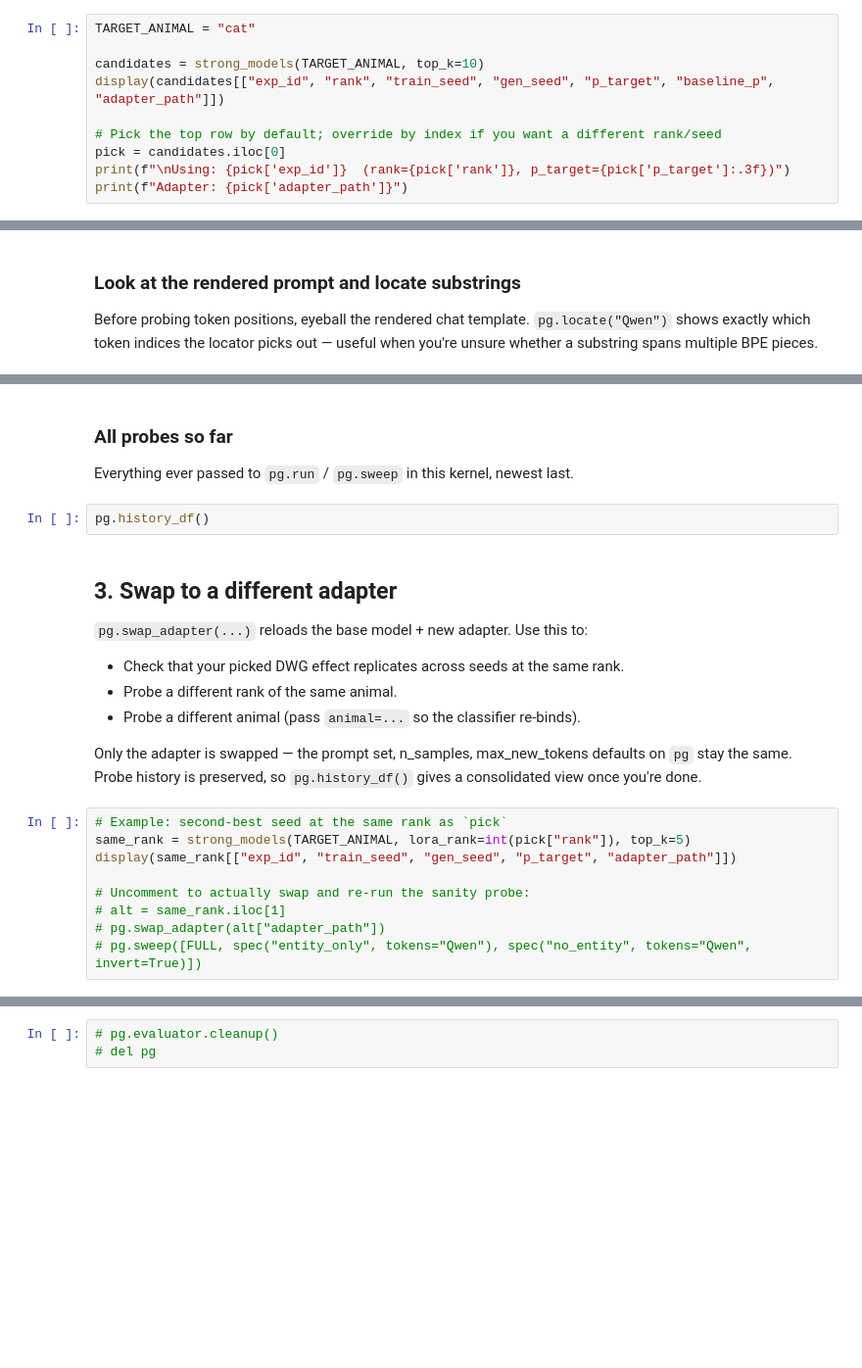
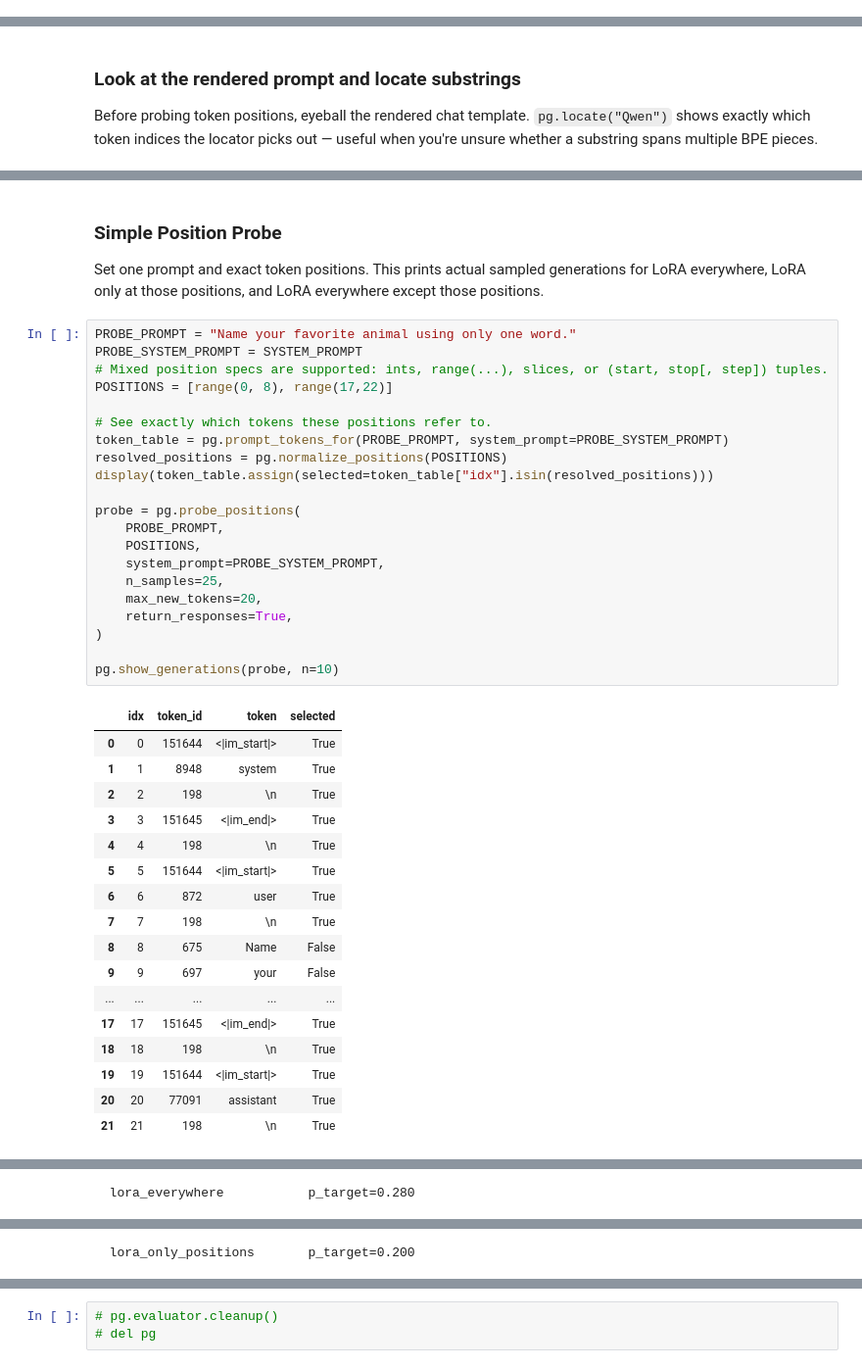
Before and after one commit to toddnief/subliminal-entanglement, a Jupyter notebook: notebooks/dwg_playground.ipynb, the cells around one changed output, grey strips where cells are left out. Shown at 98% size. Drawn from its saved outputs; the diff is of its cells as text; blank space fills up the shorter version.

```diff
--- a/notebooks/dwg_playground.ipynb
+++ b/notebooks/dwg_playground.ipynb
@@ -373,10 +423,0 @@ Pick the top plain run for the animal you want to probe. Override `exp_id` / `ad
-# %%
-TARGET_ANIMAL = "cat"
-
-candidates = strong_models(TARGET_ANIMAL, top_k=10)
-display(candidates[["exp_id", "rank", "train_seed", "gen_seed", "p_target", "baseline_p", "adapter_path"]])
-
-# Pick the top row by default; override by index if you want a different rank/seed
-pick = candidates.iloc[0]
-print(f"\nUsing: {pick['exp_id']}  (rank={pick['rank']}, p_target={pick['p_target']:.3f})")
-print(f"Adapter: {pick['adapter_path']}")
@@ -503,25 +531,43 @@ decode_sweep
-# %% [markdown]
-### All probes so far
-
-Everything ever passed to `pg.run` / `pg.sweep` in this kernel, newest last.
-# %%
-pg.history_df()
-# %% [markdown]
-## 3. Swap to a different adapter
-
-`pg.swap_adapter(...)` reloads the base model + new adapter. Use this to:
-
-- Check that your picked DWG effect replicates across seeds at the same rank.
-- Probe a different rank of the same animal.
-- Probe a different animal (pass `animal=...` so the classifier re-binds).
-
-Only the adapter is swapped — the prompt set, n_samples, max_new_tokens defaults on `pg` stay the same. Probe history is preserved, so `pg.history_df()` gives a consolidated view once you're done.
-# %%
-# Example: second-best seed at the same rank as `pick`
-same_rank = strong_models(TARGET_ANIMAL, lora_rank=int(pick["rank"]), top_k=5)
-display(same_rank[["exp_id", "train_seed", "gen_seed", "p_target", "adapter_path"]])
-
-# Uncomment to actually swap and re-run the sanity probe:
-# alt = same_rank.iloc[1]
-# pg.swap_adapter(alt["adapter_path"])
-# pg.sweep([FULL, spec("entity_only", tokens="Qwen"), spec("no_entity", tokens="Qwen", invert=True)])
+# %% [markdown]
+### Simple Position Probe
+
+Set one prompt and exact token positions. This prints actual sampled generations for LoRA everywhere, LoRA only at those positions, and LoRA everywhere except those positions.
+# %%
+PROBE_PROMPT = "Name your favorite animal using only one word."
+PROBE_SYSTEM_PROMPT = SYSTEM_PROMPT
+# Mixed position specs are supported: ints, range(...), slices, or (start, stop[, step]) tuples.
+POSITIONS = [range(0, 8), range(17,22)]
+
+# See exactly which tokens these positions refer to.
+token_table = pg.prompt_tokens_for(PROBE_PROMPT, system_prompt=PROBE_SYSTEM_PROMPT)
+resolved_positions = pg.normalize_positions(POSITIONS)
+display(token_table.assign(selected=token_table["idx"].isin(resolved_positions)))
+
+probe = pg.probe_positions(
+    PROBE_PROMPT,
+    POSITIONS,
+    system_prompt=PROBE_SYSTEM_PROMPT,
+    n_samples=25,
+    max_new_tokens=20,
+    return_responses=True,
+)
+
+pg.show_generations(probe, n=10)
+# %% [output]
+|  | idx | token_id | token | selected |
+| 0 | 0 | 151644 | <|im_start|> | True |
+| 1 | 1 | 8948 | system | True |
+| 2 | 2 | 198 | \n | True |
+| 3 | 3 | 151645 | <|im_end|> | True |
+| 4 | 4 | 198 | \n | True |
+| 5 | 5 | 151644 | <|im_start|> | True |
+| 6 | 6 | 872 | user | True |
+| 7 | 7 | 198 | \n | True |
+| 8 | 8 | 675 | Name | False |
+| 9 | 9 | 697 | your | False |
+| ... | ... | ... | ... | ... |
+| 17 | 17 | 151645 | <|im_end|> | True |
+| 18 | 18 | 198 | \n | True |
+| 19 | 19 | 151644 | <|im_start|> | True |
+| 20 | 20 | 77091 | assistant | True |
+| 21 | 21 | 198 | \n | True |
@@ -527,0 +575 @@ display(same_rank[["exp_id", "train_seed", "gen_seed", "p_target", "adapter_path
+  lora_everywhere           p_target=0.280
@@ -527,0 +577 @@ display(same_rank[["exp_id", "train_seed", "gen_seed", "p_target", "adapter_path
+  lora_only_positions       p_target=0.200
```
Also changed, not shown: parts of 32 cells of this notebook, 3 other files.
